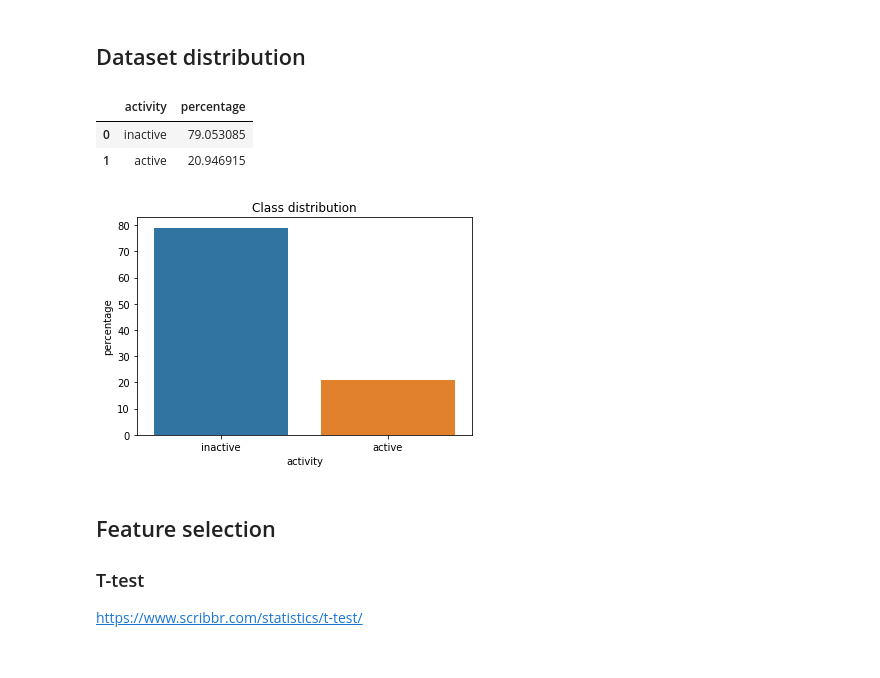
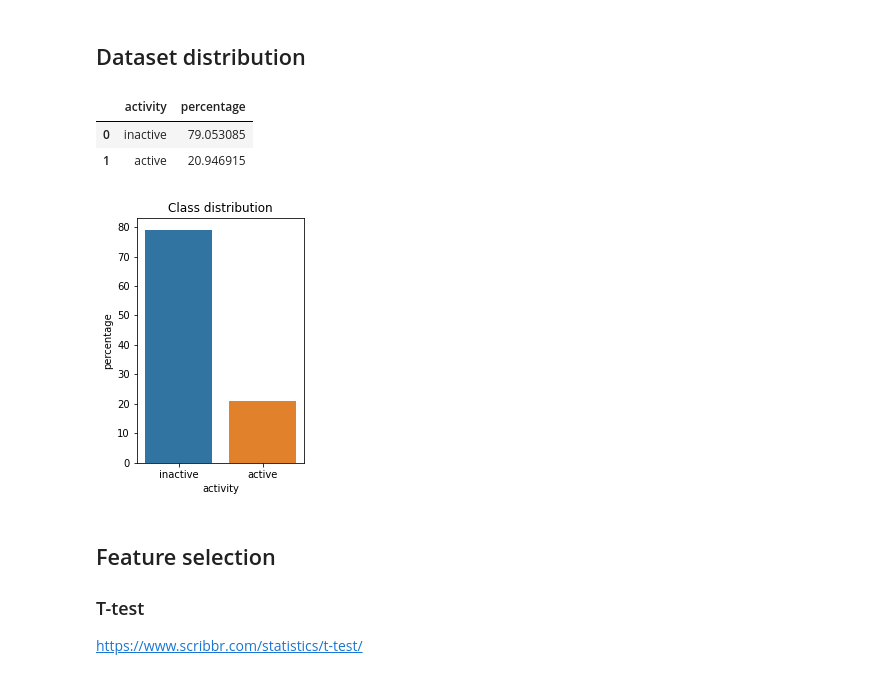
Before and after one commit to caiocrocha/SarsCov2Classifier, a Jupyter notebook: notebooks/ML.ipynb, the cells around one changed output. Saved outputs shown, nothing was run; the diff lists cells and outputs as text; code cells hidden in the pictures.

```diff
--- a/notebooks/ML.ipynb
+++ b/notebooks/ML.ipynb
@@ -169,20 +169,21 @@ docking.to_csv('docking.csv', index=False)
 # %%
 label = {0: 'inactive', 1: 'active'}
 names = data['activity'].copy()
 names.update([label[i] for i in data['activity']])
 
 distribution = names.value_counts(
     normalize=True).mul(100).reset_index().rename({'activity':'percentage','index':'activity'}, axis=1)
 
+plt.figure(figsize=(3, 4.5))
 sns.barplot(data=distribution, x='activity', y='percentage')
 plt.title('Class distribution')
 plt.savefig('figures/class-ditribution.png', dpi=128)
 distribution
 # %% [output]
 |  | activity | percentage |
 | 0 | inactive | 79.053085 |
 | 1 | active | 20.946915 |
-[figure, old version]
+[figure, new version]
 # %% [markdown]
 <a id='feature'></a>
 ## Feature selection
```
Also changed, not shown: parts of 1 cell of this notebook, 7 other files.
